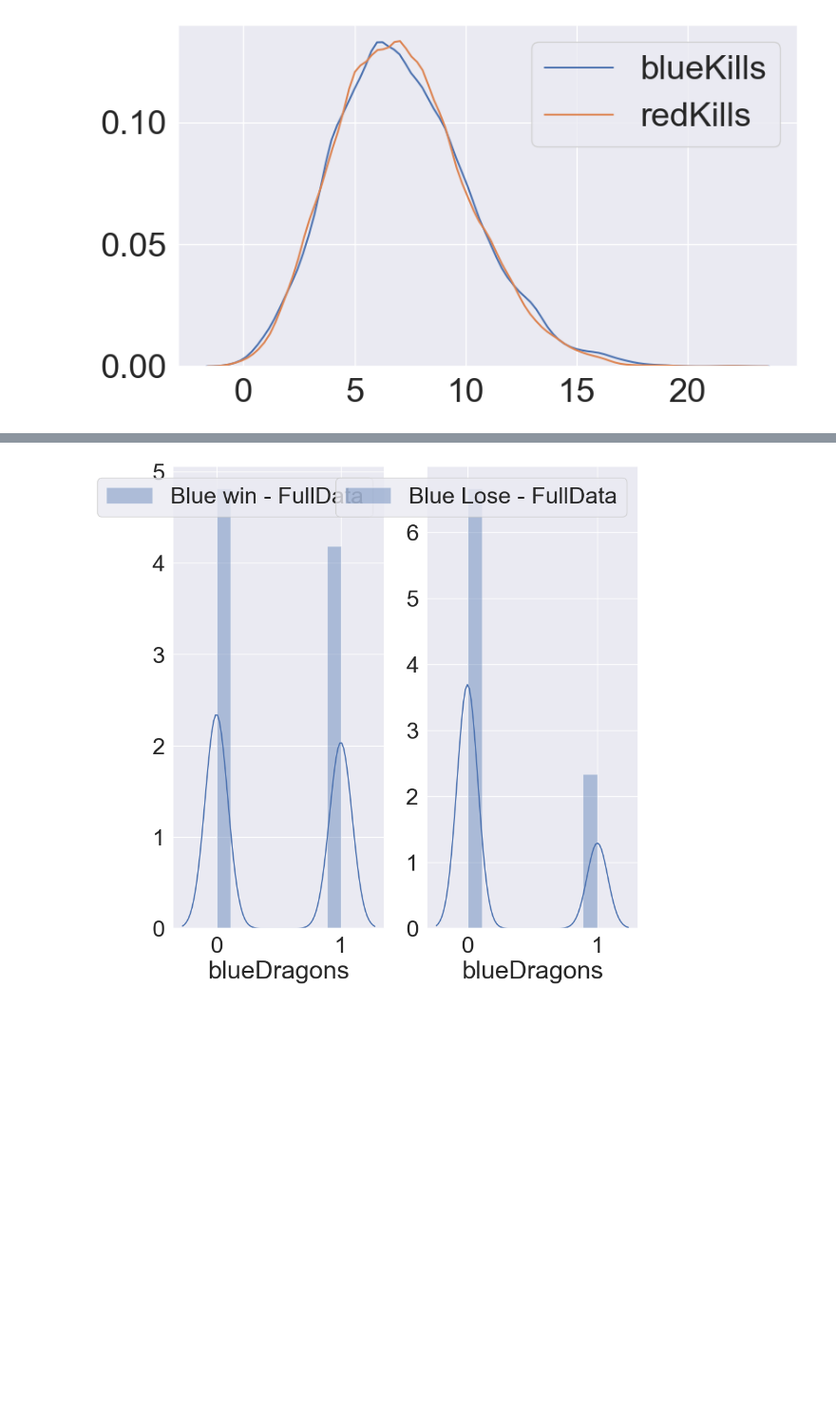
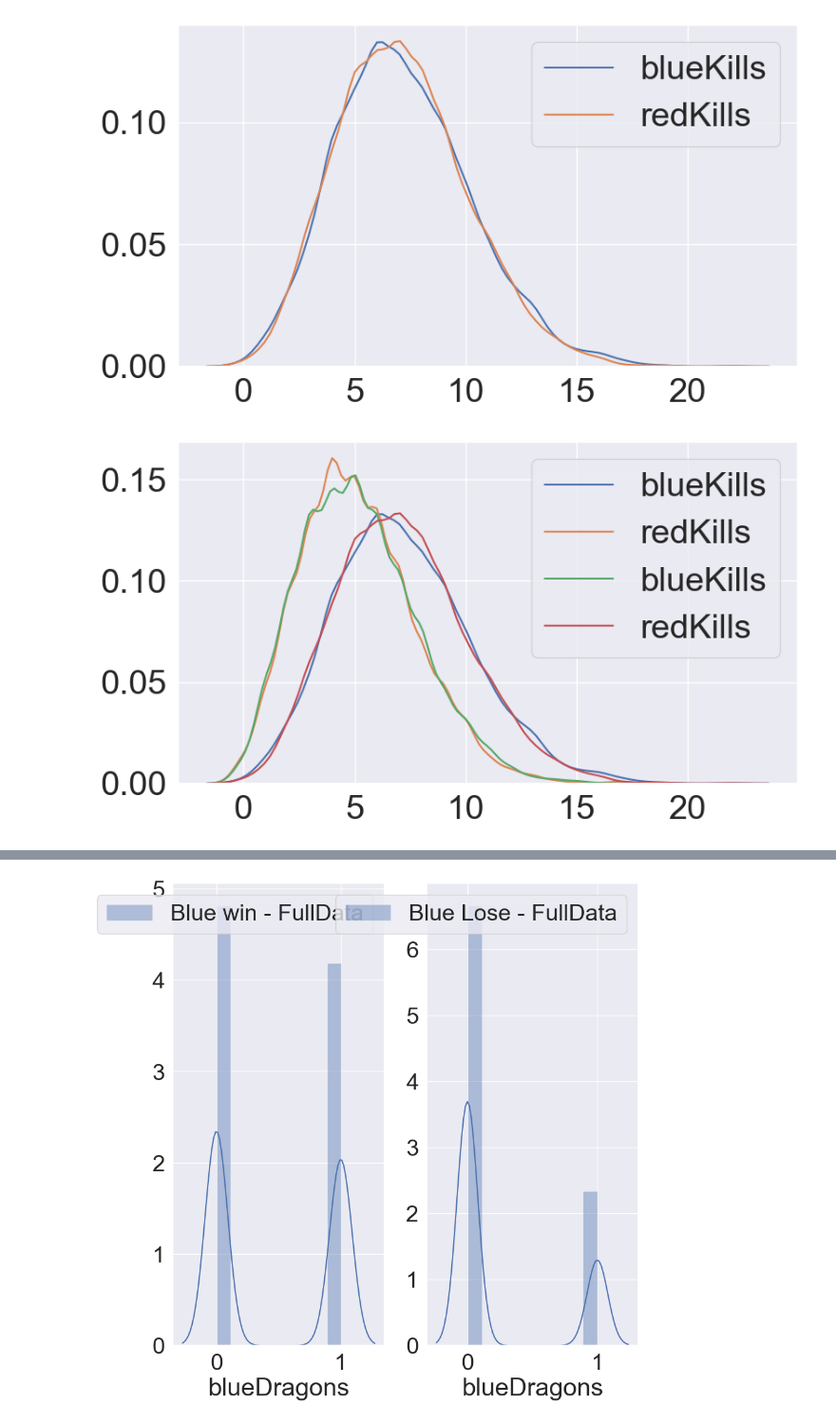
Before and after one commit to kysth0707/KagglePractice, a Jupyter notebook: LOL_Wins/main.ipynb, the cells around one changed output, grey strips where cells are left out. Shown at 95% size. Drawn from its saved outputs; the diff is of its cells as text; code cells hidden in the pictures; blank space fills up the shorter version.

```diff
--- a/LOL_Wins/main.ipynb
+++ b/LOL_Wins/main.ipynb
@@ -46,6 +46,16 @@ sns.kdeplot(df_test[df_test['blueWins'] == 0]['redKills'], ax=ax)
 plt.show()
 # %% [output]
 [figure]
+# %%
+fig, ax = plt.subplots(1, 1, figsize=(9, 5))
+
+sns.kdeplot(df_test[df_test['blueWins'] == 1]['blueKills'], ax=ax)
+sns.kdeplot(df_test[df_test['blueWins'] == 1]['redKills'], ax=ax)
+sns.kdeplot(df_test[df_test['blueWins'] == 0]['blueKills'], ax=ax)
+sns.kdeplot(df_test[df_test['blueWins'] == 0]['redKills'], ax=ax)
+plt.show()
+# %% [output]
+[figure, added]
 # %%
 fig, ax = plt.subplots(1, 2, figsize=(16, 5))
 
```
Also changed, not shown: parts of 4 cells of this notebook, 10 other files.
